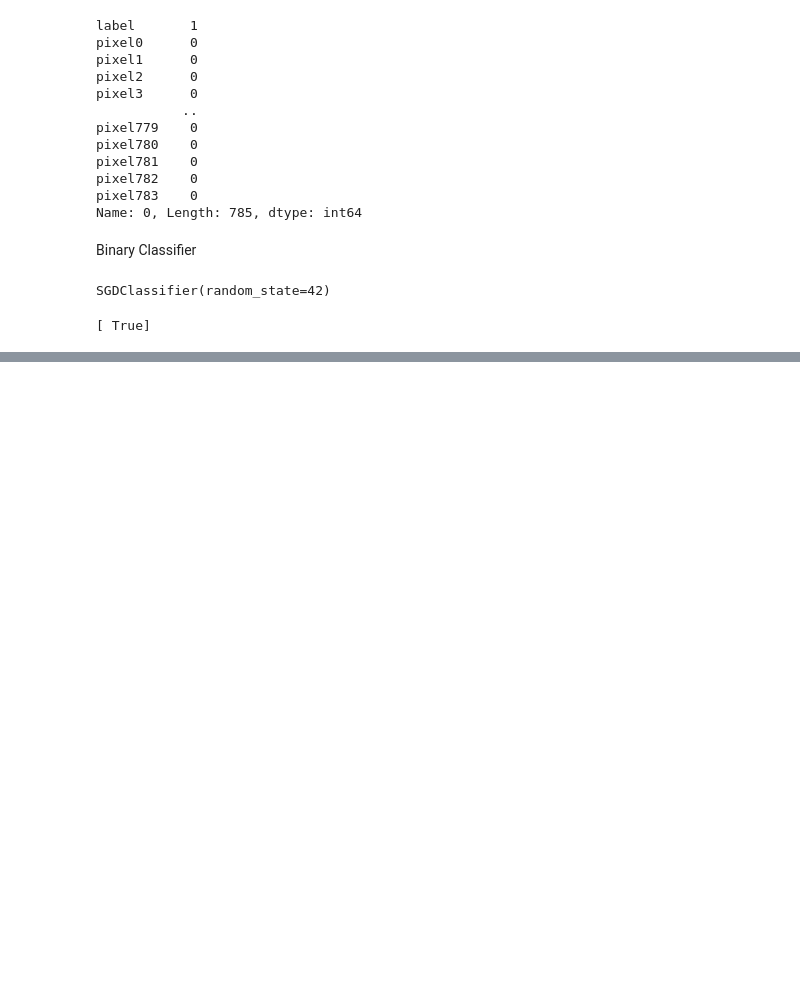
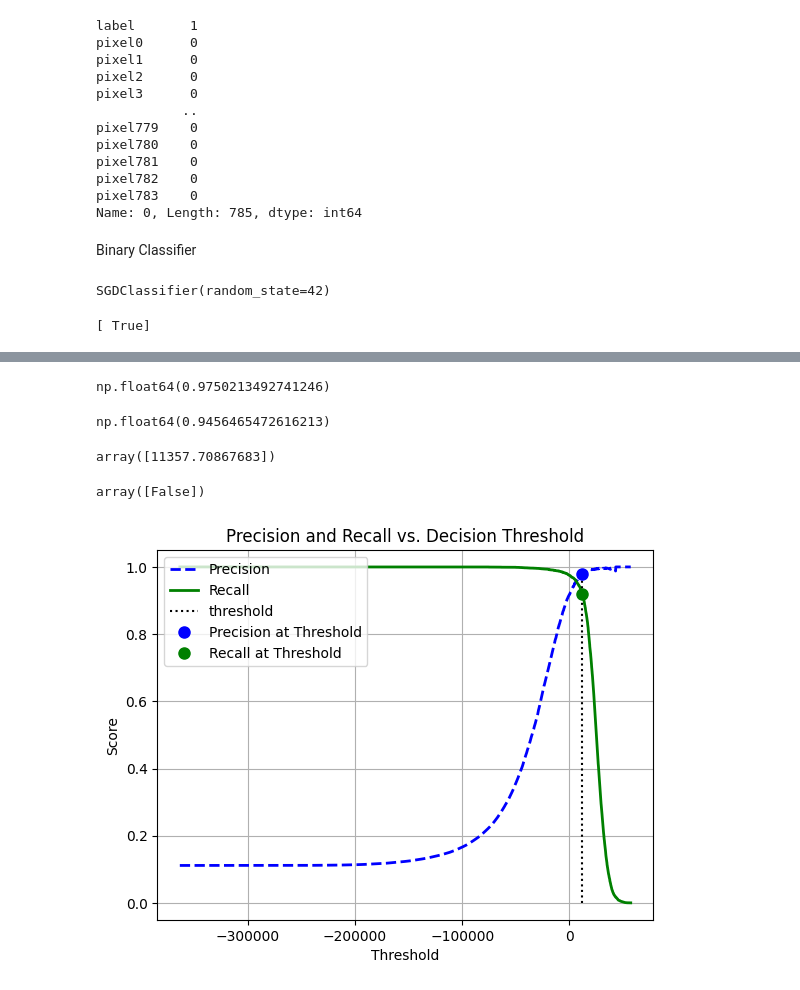
Before and after one commit to Kristianerik/MNSIT-Digit-Recognizer, a Jupyter notebook: MNIST-Digit-Recognizer.ipynb, the cells around one changed output, grey strips where cells are left out. Drawn from its saved outputs; the diff is of its cells as text; code cells hidden in the pictures; blank space fills up the shorter version.

Commit message:
added cross val section and decision matrix

```diff
--- a/MNIST-Digit-Recognizer.ipynb
+++ b/MNIST-Digit-Recognizer.ipynb
@@ -80,0 +92,6 @@ print(y_pred)
+# %%
+from sklearn.dummy import DummyClassifier
+
+dummy_clf = DummyClassifier()
+dummy_clf.fit(X_train, y_train_1)
+print(any(dummy_clf.predict(X_train)))
@@ -80,0 +122,45 @@ print(y_pred)
+# %%
+recall_score(y_train_1, y_train_pred)
+# %% [output]
+np.float64(0.9750213492741246)
+# %%
+from sklearn.metrics import f1_score
+f1_score(y_train_1, y_train_pred)
+# %% [output]
+np.float64(0.9456465472616213)
+# %%
+y_scores = sgd_clf.decision_function([first_digit])
+y_scores
+# %% [output]
+array([11357.70867683])
+# %%
+threshold = 12000
+y_first_digit_pred = (y_scores > threshold)
+y_first_digit_pred
+# %% [output]
+array([False])
+# %%
+y_scores = cross_val_predict(sgd_clf, X_train, y_train_1, cv = 3, method = 'decision_function')
+# %%
+from sklearn.metrics import precision_recall_curve
+
+precisions, recalls, thresholds = precision_recall_curve(y_train_1, y_scores)
+plt.plot(thresholds, precisions[:-1], 'b--', label = 'Precision', linewidth = 2)
+plt.plot(thresholds, recalls[:-1], '-g', label = 'Recall', linewidth = 2)
+plt.vlines(threshold, 0, 1.0, "k", "dotted", label = "threshold")
+
+# Plot intersection points as dots
+threshold_index = np.argmin(np.abs(thresholds - threshold))
+precision_at_threshold = precisions[threshold_index]
+recall_at_threshold = recalls[threshold_index]
+plt.plot(threshold, precision_at_threshold, 'bo', markersize=8, label="Precision at Threshold")
+plt.plot(threshold, recall_at_threshold, 'go', markersize=8, label="Recall at Threshold")
+
+plt.title("Precision and Recall vs. Decision Threshold")
+plt.xlabel("Threshold")
+plt.ylabel("Score")
+plt.legend(loc="upper left")
+plt.grid(True)
+plt.show()
+# %% [output]
+[figure, added]
```
Also changed, not shown: parts of 10 cells of this notebook.
